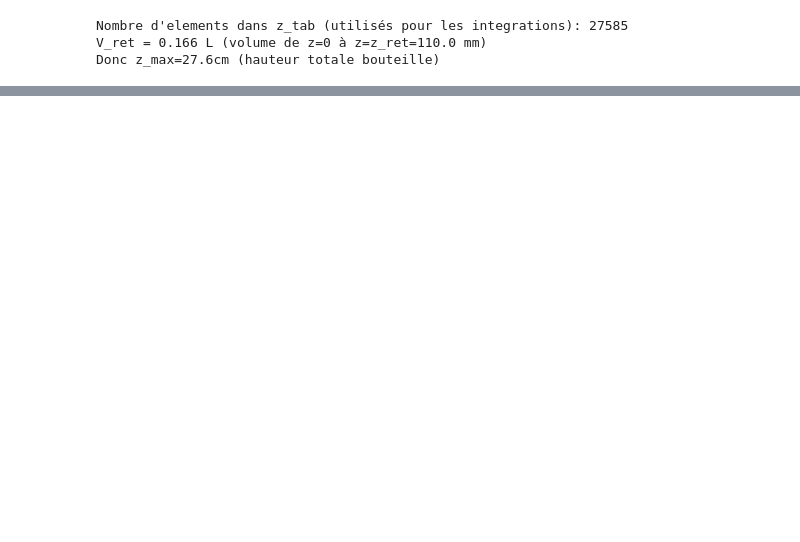
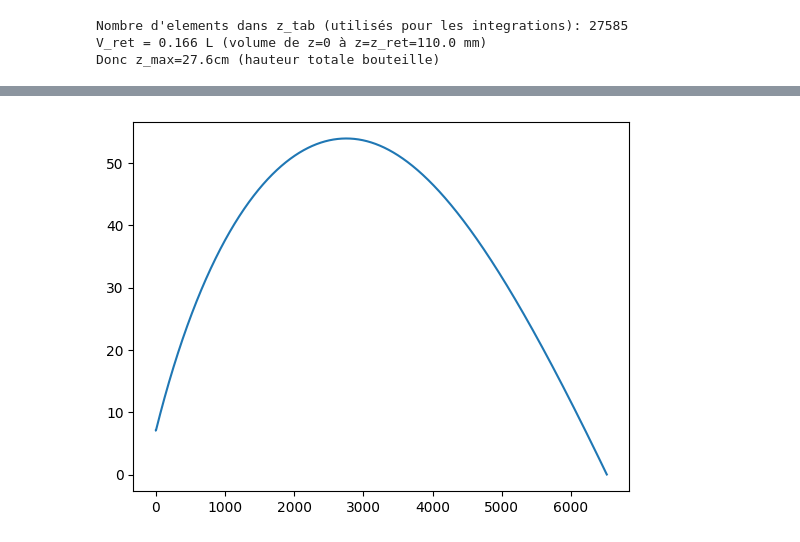
Before and after one commit to CuriousPelican/sifu, a Jupyter notebook: simulator.ipynb, the cells around one changed output, grey strips where cells are left out. Cells and saved outputs as stored; diff of their text form; code cells hidden in the pictures; blank space fills up the shorter version.

```diff
--- a/simulator.ipynb
+++ b/simulator.ipynb
@@ -13,7 +13,8 @@ import time
 
 # Simulation
 dz = 0.01 # pas (en mm) utilisé pour l'integration du volume de la bouteille, defaut 10µm
-dt = 0.1 # pas (en ms) utilisé pour la discretisation du temps (integration & eq diff), defaut 0.1ms
+dt = 0.1 # pas (en ms) utilisé pour la discretisation du temps (integration & eq diff) lors des phases de propulsion, defaut 0.1ms
+dt2 = 1 # pas (en ms) utilisé pour la discretisation du temps lors de la phase de vol balistique, defaut 1ms
 
 # Bouteille (lorsque l'on parle de la la bouteille, est a comprendre la chambre de pression & la tuyère)
 Vb = 1 # volume (en L) de la bouteille
@@ -42,6 +43,7 @@ P_atm = 1.01325 # pression atmosphérique (en bar)
 # Conversions SI
 dz /= 1000
 dt /= 1000
+dt2 /= 1000
 Vb /= 1000
 Rb /= 1000
 Rt /= 1000
@@ -352,12 +355,0 @@ plt.show()
-# %%
-############################## 4 Later ##############################
-
-u = "hum" # u(z,t) vitesse axiale fluide/bouteille
-
-# Renvoie la norme de la force de trainée
-def F_drag(Cd,rho,A,v):
-  return 1/2*Cd*rho*A*v**2
-
-# Renvoie la norme de la force de poussée
-def F_thrust():
-  return "hum"
@@ -363,0 +386,48 @@ def F_thrust():
+# %%
+############################## Phase vol balistique (noté BF, pour Balistic Flight) ##############################
+
+# On note avec un 2 les valeurs des variables à t=t2, début de cette phase
+
+t_BF = [t2]
+y_BF = [y2]
+v_BF = [v2]
+a_BF = [a2]
+
+apogee = False # variable stockant si l'apogee est atteinte, si oui, changer signe force frottements fluides
+m_tot_BF = mb + rho_air*Vb
+
+# Resolution eq diff en y(t) jusqu'a ce que y <= 0
+
+def f_BF(t,Y):
+  v = Y[1]
+  F_drag = 1/2*Cd*rho_air*(A(z_max))*v**2
+  if apogee:
+    return (v,-g+F_drag/m_tot_BF)
+  return (v,-g-F_drag/m_tot_BF)
+Y2 = [y_BF[0], v_BF[0]]  # Conditions initiales, continuité y & v
+
+sol2 = integrate.RK45(f_BF, t_BF[0], Y2, np.inf, max_step=dt2, rtol=1e10, atol=1e10)
+
+# Résoudre & remplir les listes
+while sol2.status == 'running' and y_BF[-1] > 0:
+  sol2.step() # Faire un pas de dt2
+  t_BF.append(round(sol2.t,int(np.log10(1/dt2))))
+  y_BF.append(sol2.y[0])
+  if y_BF[-2]>y_BF[-1]:
+    apogee = True
+  v_BF.append(sol2.y[1])
+  a_BF.append(f_BF(sol2.t,sol2.y)[1])
+
+# Supprimer dernier element sans sens physique
+t_BF.pop()
+y_BF.pop()
+v_BF.pop()
+a_BF.pop()
+
+# Test courbe balistic flight
+plt.plot(y_BF)
+# plt.plot(v_BF)
+# plt.plot(a_BF)
+plt.show()
+# %% [output]
+[figure, added]
```
Also changed, not shown: parts of 6 cells of this notebook.
